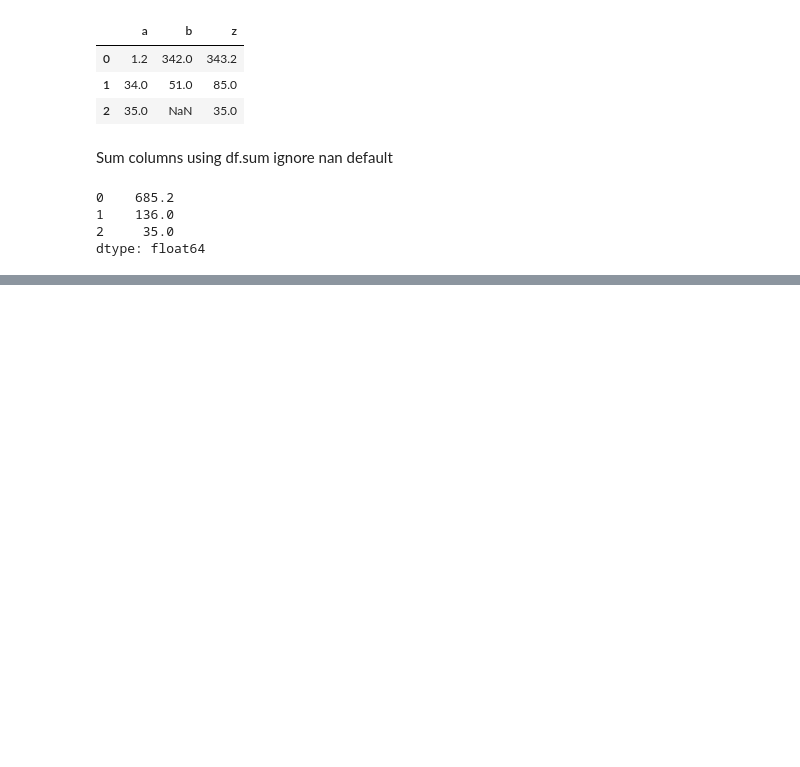
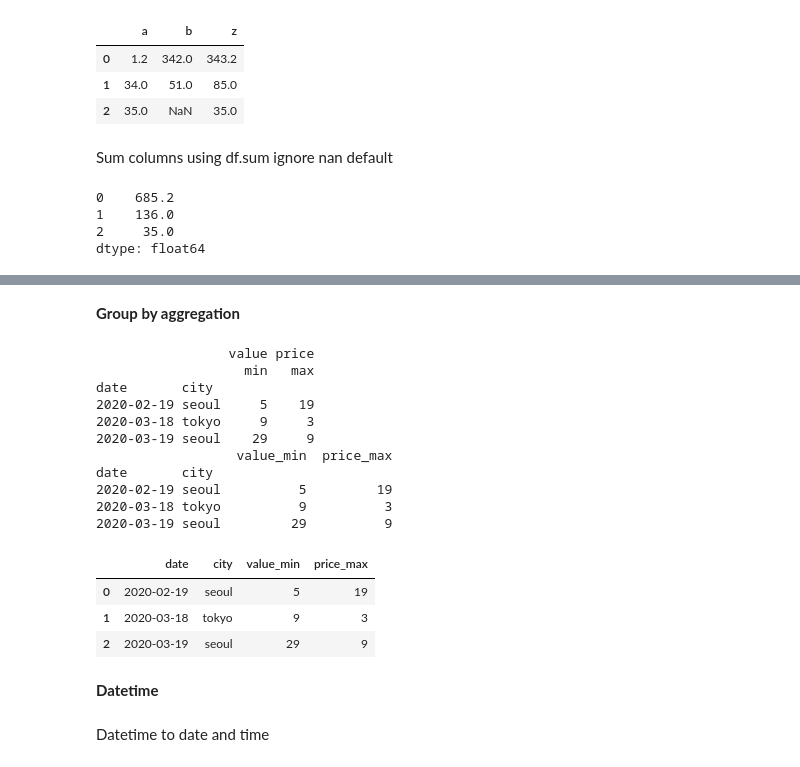
Before and after one commit to noaihere/distillery, a Jupyter notebook: short_python.ipynb, the cells around one changed output, grey strips where cells are left out. Drawn from its saved outputs; the diff is of its cells as text; code cells hidden in the pictures; blank space fills up the shorter version.

Commit message:
aggregation

```diff
--- a/short_python.ipynb
+++ b/short_python.ipynb
@@ -126,0 +173,35 @@ dtype: float64
+# %% [markdown]
+**Group by aggregation**
+# %%
+ df = pd.DataFrame({'date':['2020-03-18','2020-03-18','2020-03-18','2020-03-18','2020-03-19','2020-02-19','2020-02-19','2020-02-19'], 'city': ['tokyo','tokyo','tokyo','tokyo','seoul','seoul','seoul','seoul'],
+                    'value':[10,22,11,9,29,39,12,5],'price':[1,2,1,3,9,19,12,5]})
+ df
+
+# aggregate to daily
+df_summary = df.groupby(['date', 'city']).agg(
+        {'value': ['min'], 'price': ['max']})
+
+print(df_summary)
+# join header names
+df_summary.columns = ['_'.join(col).strip() for col in df_summary.columns.values]
+print(df_summary)
+df_summary = df_summary.reset_index()
+df_summary
+# %% [output]
+                 value price
+                   min   max
+date       city
+2020-02-19 seoul     5    19
+2020-03-18 tokyo     9     3
+2020-03-19 seoul    29     9
+                  value_min  price_max
+date       city
+2020-02-19 seoul          5         19
+2020-03-18 tokyo          9          3
+2020-03-19 seoul         29          9
+|  | date | city | value_min | price_max |
+| 0 | 2020-02-19 | seoul | 5 | 19 |
+| 1 | 2020-03-18 | tokyo | 9 | 3 |
+| 2 | 2020-03-19 | seoul | 29 | 9 |
+# %% [markdown]
+**Datetime**
@@ -126,0 +210,2 @@ dtype: float64
+# %% [markdown]
+Datetime to date and time
```
Also changed, not shown: parts of 15 cells of this notebook.
